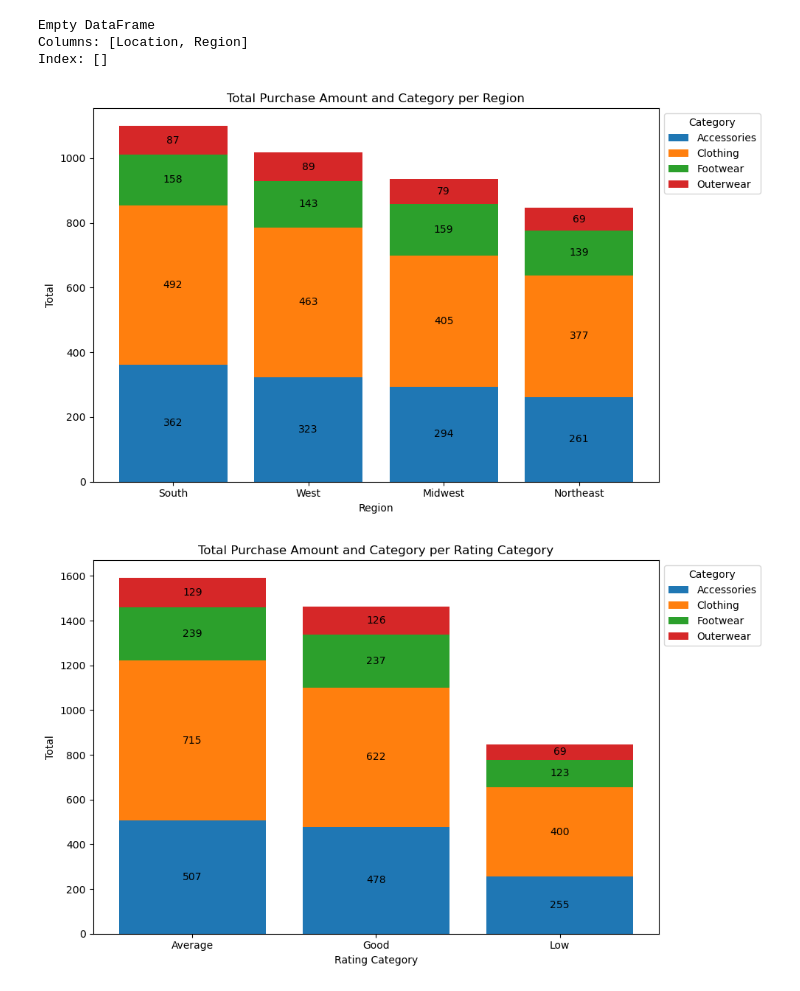
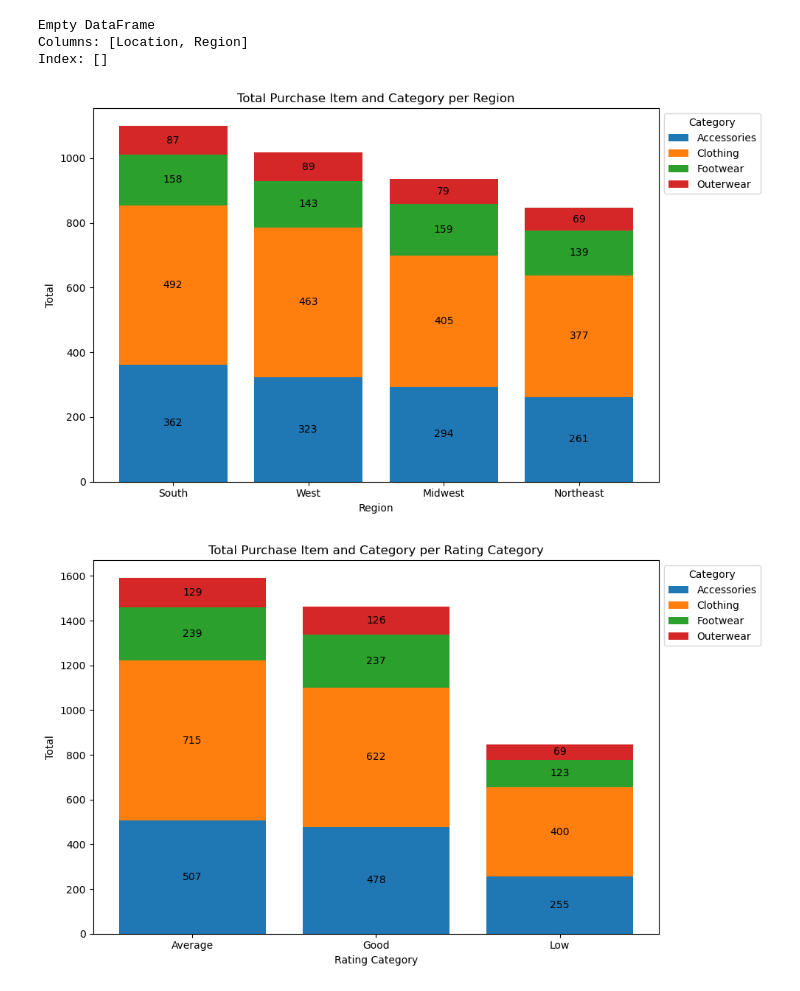
Before and after one commit to FlazeFy2/DS-Customer_Shopping, a Jupyter notebook: exploratory data analysis-bar.ipynb, the cells around one changed output. Drawn from its saved outputs; the diff is of its cells as text; code cells hidden in the pictures.

```diff
--- a/exploratory data analysis-bar.ipynb
+++ b/exploratory data analysis-bar.ipynb
@@ -131,35 +131,35 @@ Index: []
 # %%
 # Exploratory Data Analysis (EDA) - Stacked Bar Chart Most Region and Grouping
 # Dataset
 context_group_counts = df.groupby(['Region', 'Category'], observed=False).size().reset_index(name='Count')
 stacked_data = context_group_counts.pivot(index='Region', columns='Category', values='Count').fillna(0)
 
 # Ordering
 stacked_data['Total'] = stacked_data.sum(axis=1)
 stacked_data = stacked_data.sort_values(by='Total', ascending=False)
 categories = stacked_data.columns[:-1]
 counts = stacked_data[categories].values
 
 # Plotting
 context = stacked_data.index
 fig, ax = plt.subplots(figsize=(10, 6))
 bottom = np.zeros(len(context))
 
 # Plot each group_col as stack
 for group_col_index, group in enumerate(categories):
     p = ax.bar(context, counts[:, group_col_index], label=group, bottom=bottom)
     bottom += counts[:, group_col_index]
     ax.bar_label(p, label_type='center', fmt='%d')
 
 # Bar Chart
-ax.set_title(f'Total Purchase Amount and Category per Region')
+ax.set_title(f'Total Purchase Item and Category per Region')
 ax.set_xlabel('Region')
 ax.set_ylabel('Total')
 ax.legend(title='Category', bbox_to_anchor=(1, 1), loc='upper left')
 plt.tight_layout()
 plt.show()
 # %% [output]
-[figure, old version]
+[figure, new version]
 # %%
 import pandas as pd
 import matplotlib.pyplot as plt
@@ -195,11 +195,11 @@ for group_col_index, group in enumerate(categories):
     ax.bar_label(p, label_type='center', fmt='%d')
 
 # Bar Chart
-ax.set_title(f'Total Purchase Amount and Category per Rating Category')
+ax.set_title(f'Total Purchase Item and Category per Rating Category')
 ax.set_xlabel('Rating Category')
 ax.set_ylabel('Total')
 ax.legend(title='Category', bbox_to_anchor=(1, 1), loc='upper left')
 plt.tight_layout()
 plt.show()
 # %% [output]
-[figure, old version]
+[figure, new version]
```
Also changed, not shown: parts of 2 cells of this notebook.
